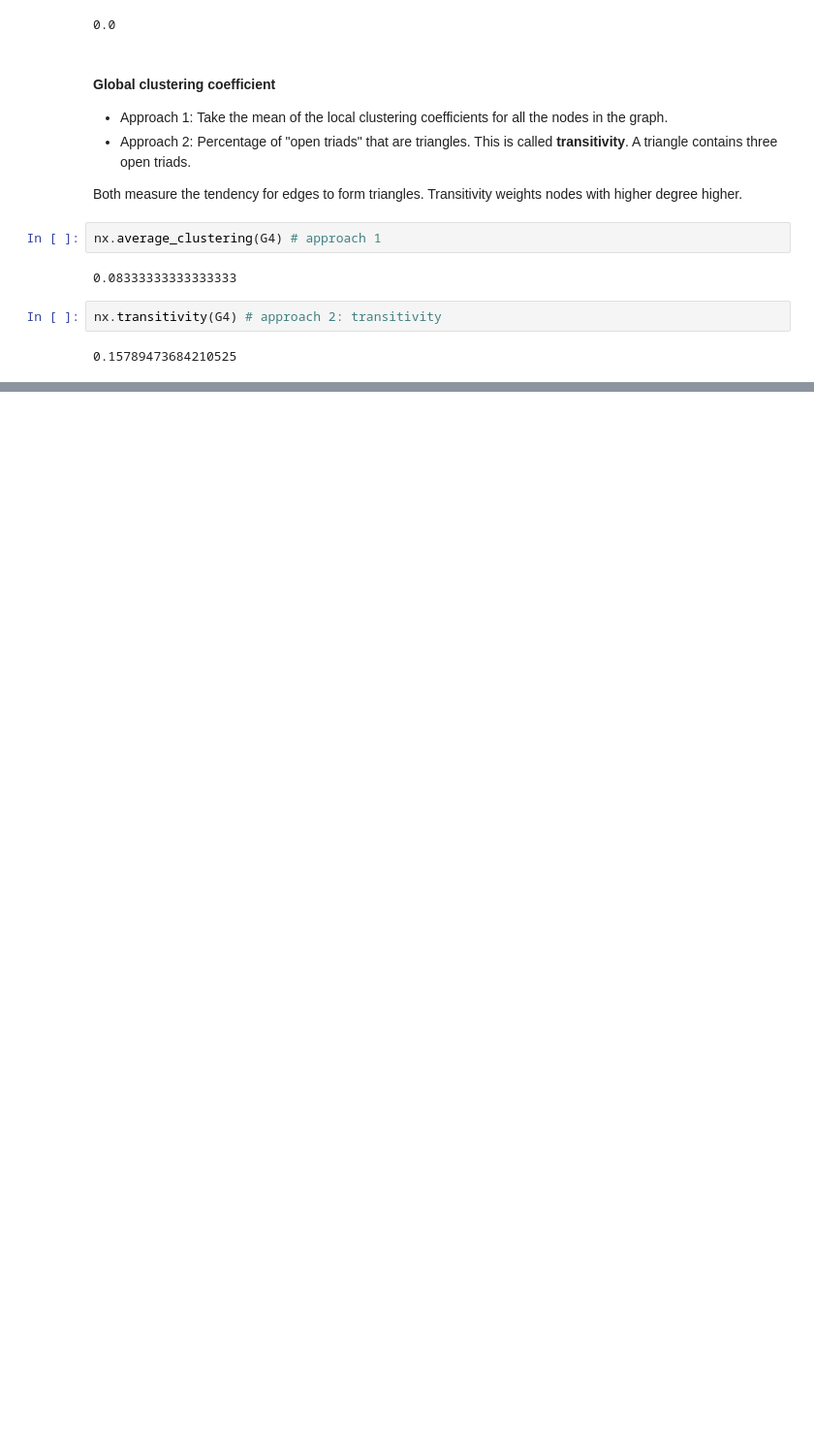
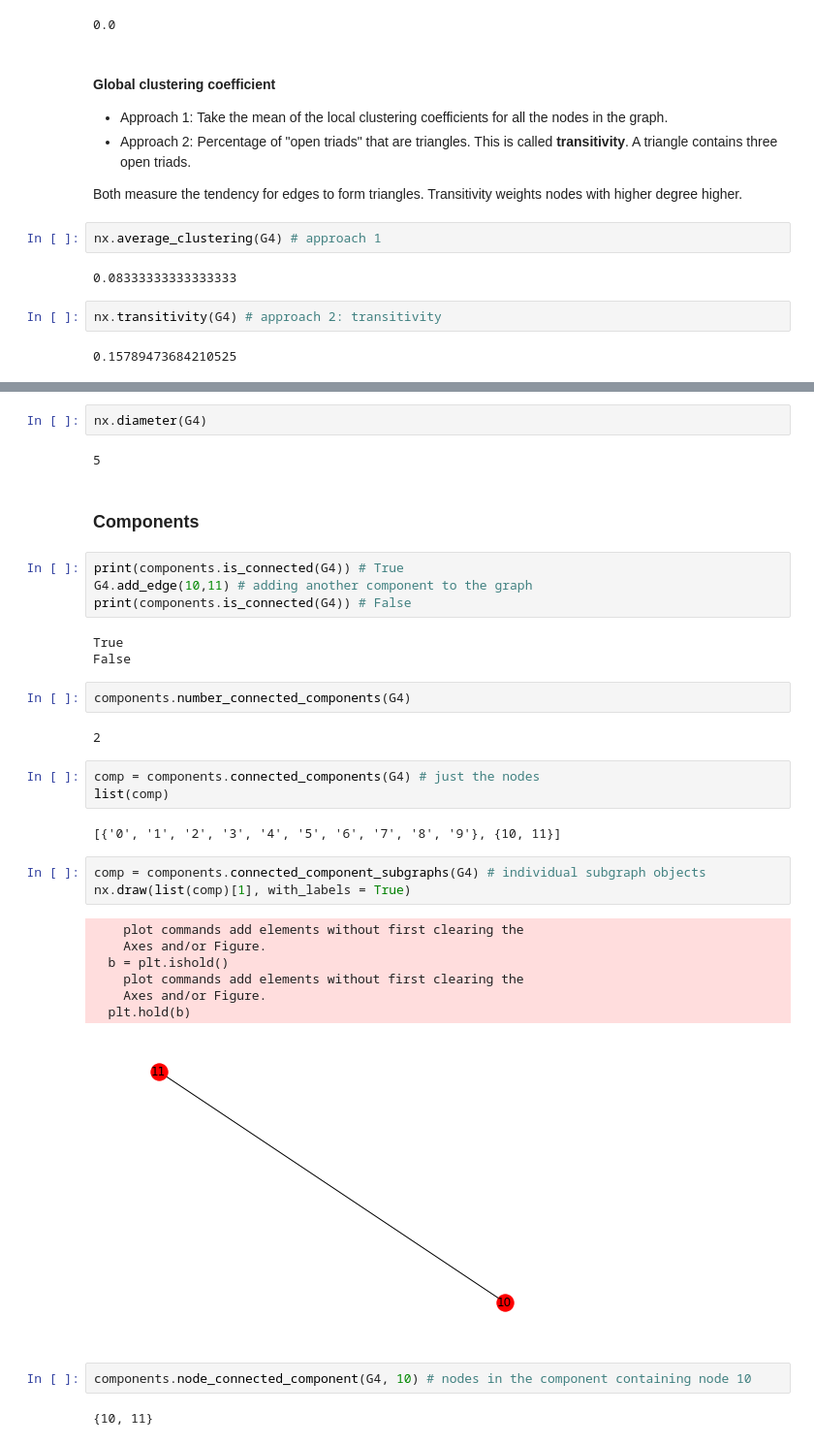
Before and after one commit to mujahed85/data-science-and-machine-learning-in-python, a Jupyter notebook: networkx/networkx.ipynb, the cells around one changed output, grey strips where cells are left out. Shown at 97% size. Cells and saved outputs as stored; diff of their text form; blank space fills up the shorter version.

```diff
--- a/networkx/networkx.ipynb
+++ b/networkx/networkx.ipynb
@@ -350,0 +411,37 @@ nx.transitivity(G4) # approach 2: transitivity
+# %%
+nx.diameter(G4)
+# %% [output]
+5
+# %% [markdown]
+### Components
+# %%
+print(components.is_connected(G4)) # True
+G4.add_edge(10,11) # adding another component to the graph
+print(components.is_connected(G4)) # False
+# %% [output]
+True
+False
+# %%
+components.number_connected_components(G4)
+# %% [output]
+2
+# %%
+comp = components.connected_components(G4) # just the nodes
+list(comp)
+# %% [output]
+[{'0', '1', '2', '3', '4', '5', '6', '7', '8', '9'}, {10, 11}]
+# %%
+comp = components.connected_component_subgraphs(G4) # individual subgraph objects
+nx.draw(list(comp)[1], with_labels = True)
+# %% [output]
+    plot commands add elements without first clearing the
+    Axes and/or Figure.
+  b = plt.ishold()
+    plot commands add elements without first clearing the
+    Axes and/or Figure.
+  plt.hold(b)
+[figure, added]
+# %%
+components.node_connected_component(G4, 10) # nodes in the component containing node 10
+# %% [output]
+{10, 11}
```
Also changed, not shown: parts of 25 cells of this notebook.
